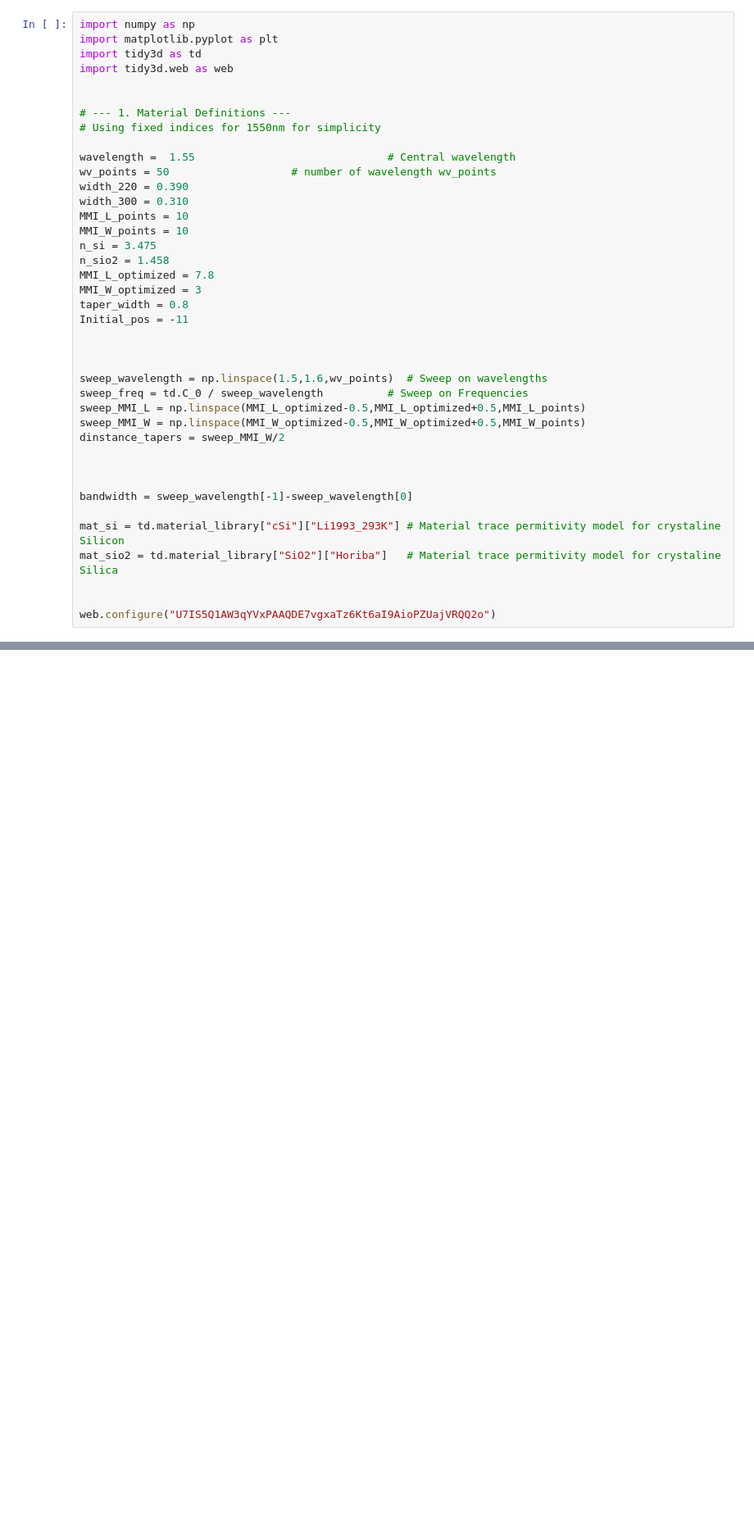
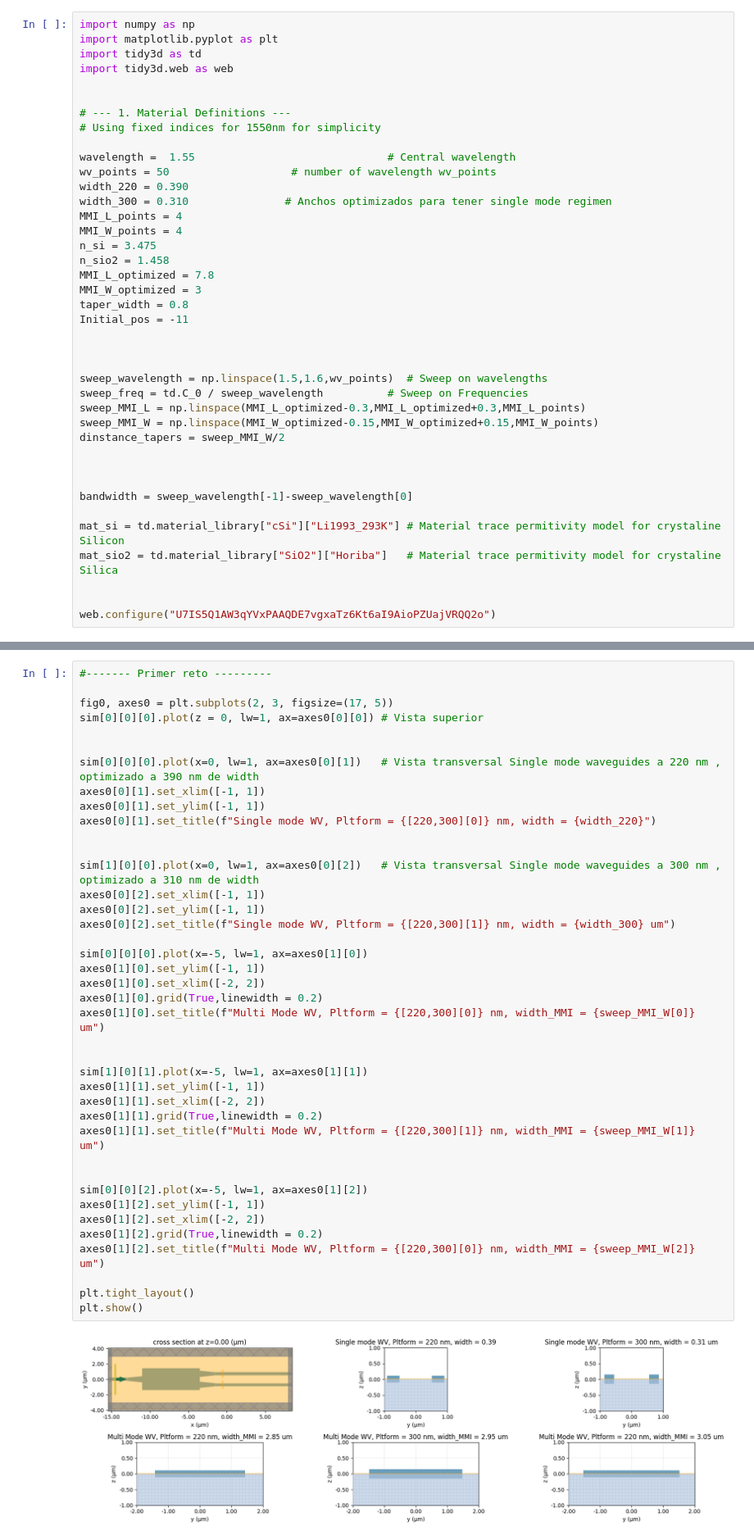
Before and after one commit to Juanes2001/GDS_py_TDY_venv, a Jupyter notebook: notebooks/HOM2_point3.ipynb, the cells around one changed output, grey strips where cells are left out. Shown at 82% size. Saved outputs shown, nothing was run; the diff lists cells and outputs as text; blank space fills up the shorter version.

```diff
--- a/notebooks/HOM2_point3.ipynb
+++ b/notebooks/HOM2_point3.ipynb
@@ -11,9 +11,9 @@ import tidy3d.web as web
 wavelength =  1.55                              # Central wavelength
 wv_points = 50                   # number of wavelength wv_points
 width_220 = 0.390
-width_300 = 0.310
-MMI_L_points = 10
-MMI_W_points = 10
+width_300 = 0.310               # Anchos optimizados para tener single mode regimen
+MMI_L_points = 4
+MMI_W_points = 4
 n_si = 3.475
 n_sio2 = 1.458
 MMI_L_optimized = 7.8
@@ -25,8 +25,8 @@ Initial_pos = -11
 
 sweep_wavelength = np.linspace(1.5,1.6,wv_points)  # Sweep on wavelengths
 sweep_freq = td.C_0 / sweep_wavelength          # Sweep on Frequencies
-sweep_MMI_L = np.linspace(MMI_L_optimized-0.5,MMI_L_optimized+0.5,MMI_L_points)
-sweep_MMI_W = np.linspace(MMI_W_optimized-0.5,MMI_W_optimized+0.5,MMI_W_points)
+sweep_MMI_L = np.linspace(MMI_L_optimized-0.3,MMI_L_optimized+0.3,MMI_L_points)
+sweep_MMI_W = np.linspace(MMI_W_optimized-0.15,MMI_W_optimized+0.15,MMI_W_points)
 dinstance_tapers = sweep_MMI_W/2
 
 
@@ -293,0 +356,42 @@ SyntaxError: invalid syntax (2101526925.py, line 121)
+# %%
+#------- Primer reto ---------
+
+fig0, axes0 = plt.subplots(2, 3, figsize=(17, 5))
+sim[0][0][0].plot(z = 0, lw=1, ax=axes0[0][0]) # Vista superior
+
+
+sim[0][0][0].plot(x=0, lw=1, ax=axes0[0][1])   # Vista transversal Single mode waveguides a 220 nm , optimizado a 390 nm de width
+axes0[0][1].set_xlim([-1, 1])
+axes0[0][1].set_ylim([-1, 1])
+axes0[0][1].set_title(f"Single mode WV, Pltform = {[220,300][0]} nm, width = {width_220}")
+
+
+sim[1][0][0].plot(x=0, lw=1, ax=axes0[0][2])   # Vista transversal Single mode waveguides a 300 nm , optimizado a 310 nm de width
+axes0[0][2].set_xlim([-1, 1])
+axes0[0][2].set_ylim([-1, 1])
+axes0[0][2].set_title(f"Single mode WV, Pltform = {[220,300][1]} nm, width = {width_300} um")
+
+sim[0][0][0].plot(x=-5, lw=1, ax=axes0[1][0])
+axes0[1][0].set_ylim([-1, 1])
+axes0[1][0].set_xlim([-2, 2])
+axes0[1][0].grid(True,linewidth = 0.2)
+axes0[1][0].set_title(f"Multi Mode WV, Pltform = {[220,300][0]} nm, width_MMI = {sweep_MMI_W[0]} um")
+
+
+sim[1][0][1].plot(x=-5, lw=1, ax=axes0[1][1])
+axes0[1][1].set_ylim([-1, 1])
+axes0[1][1].set_xlim([-2, 2])
+axes0[1][1].grid(True,linewidth = 0.2)
+axes0[1][1].set_title(f"Multi Mode WV, Pltform = {[220,300][1]} nm, width_MMI = {sweep_MMI_W[1]} um")
+
+
+sim[0][0][2].plot(x=-5, lw=1, ax=axes0[1][2])
+axes0[1][2].set_ylim([-1, 1])
+axes0[1][2].set_xlim([-2, 2])
+axes0[1][2].grid(True,linewidth = 0.2)
+axes0[1][2].set_title(f"Multi Mode WV, Pltform = {[220,300][0]} nm, width_MMI = {sweep_MMI_W[2]} um")
+
+plt.tight_layout()
+plt.show()
+# %% [output]
+[figure, added]
```
Also changed, not shown: parts of 3 cells of this notebook.
